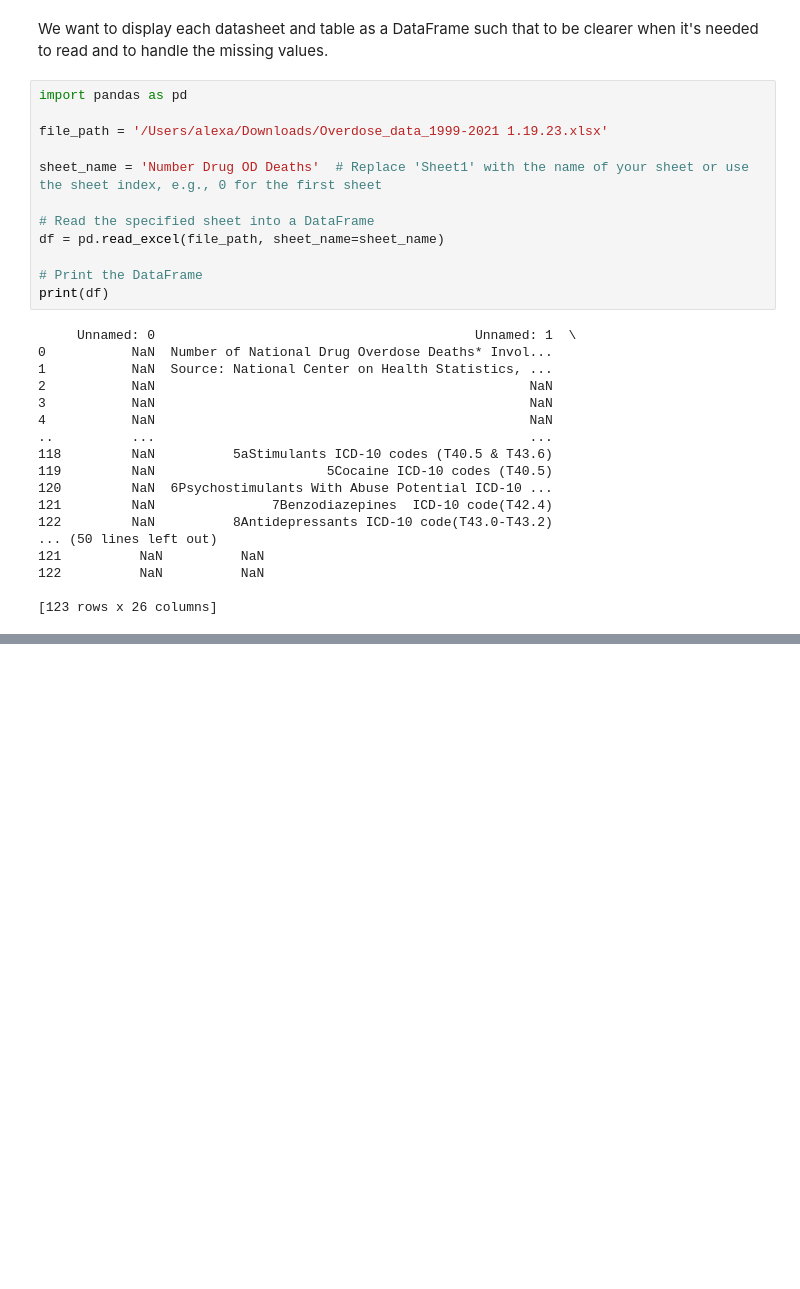
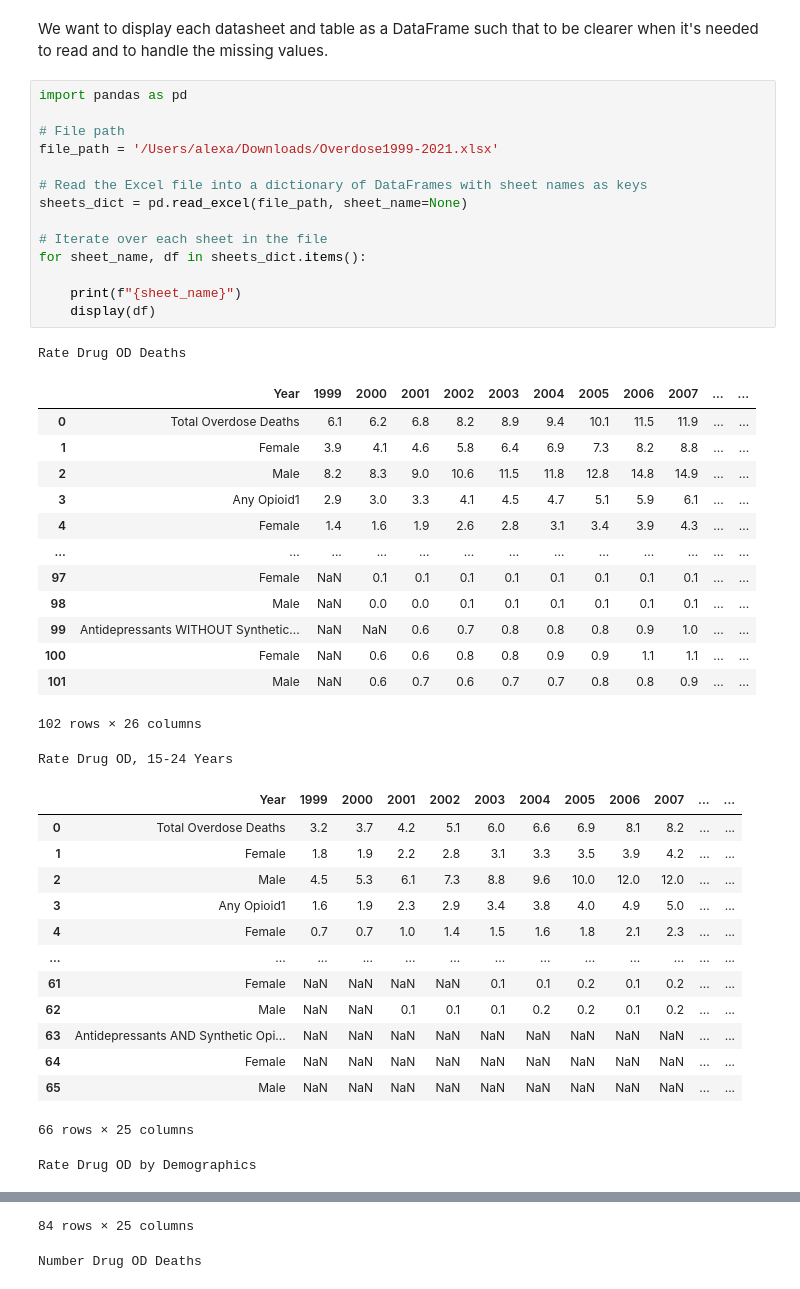
Before and after one commit to alexandra10zam/DataMadness, a Jupyter notebook: Data-madness.ipynb, the cells around one changed output, grey strips where cells are left out. Saved outputs shown, nothing was run; the diff lists cells and outputs as text; blank space fills up the shorter version.

Commit message:
Update Data-madness.ipynb
tables shown

```diff
--- a/Data-madness.ipynb
+++ b/Data-madness.ipynb
@@ -17,33 +17,47 @@ with open(file_path, 'rb') as file:
 print(file_contents)
 # %% [markdown]
 We want to display each datasheet and table as a DataFrame such that to be clearer when it's needed to read and to handle the missing values.
-# %%
-import pandas as pd
-
-file_path = '/Users/alexa/Downloads/Overdose_data_1999-2021 1.19.23.xlsx'
-
-sheet_name = 'Number Drug OD Deaths'  # Replace 'Sheet1' with the name of your sheet or use the sheet index, e.g., 0 for the first sheet
-
-# Read the specified sheet into a DataFrame
-df = pd.read_excel(file_path, sheet_name=sheet_name)
-
-# Print the DataFrame
-print(df)
-# %% [output]
-     Unnamed: 0                                         Unnamed: 1  \
-0           NaN  Number of National Drug Overdose Deaths* Invol...
-1           NaN  Source: National Center on Health Statistics, ...
-2           NaN                                                NaN
-3           NaN                                                NaN
-4           NaN                                                NaN
-..          ...                                                ...
-118         NaN          5aStimulants ICD-10 codes (T40.5 & T43.6)
-119         NaN                      5Cocaine ICD-10 codes (T40.5)
-120         NaN  6Psychostimulants With Abuse Potential ICD-10 ...
-121         NaN               7Benzodiazepines  ICD-10 code(T42.4)
-122         NaN          8Antidepressants ICD-10 code(T43.0-T43.2)
-... (50 lines left out)
-121          NaN          NaN
-122          NaN          NaN
-
-[123 rows x 26 columns]
+# %%
+import pandas as pd
+
+# File path
+file_path = '/Users/alexa/Downloads/Overdose1999-2021.xlsx'
+
+# Read the Excel file into a dictionary of DataFrames with sheet names as keys
+sheets_dict = pd.read_excel(file_path, sheet_name=None)
+
+# Iterate over each sheet in the file
+for sheet_name, df in sheets_dict.items():
+
+    print(f"{sheet_name}")
+    display(df)
+# %% [output]
+Rate Drug OD Deaths
+|  | Year | 1999 | 2000 | 2001 | 2002 | 2003 | 2004 | 2005 | 2006 | 2007 | ... | ... |
+| 0 | Total Overdose Deaths | 6.1 | 6.2 | 6.8 | 8.2 | 8.9 | 9.4 | 10.1 | 11.5 | 11.9 | ... | ... |
+| 1 | Female | 3.9 | 4.1 | 4.6 | 5.8 | 6.4 | 6.9 | 7.3 | 8.2 | 8.8 | ... | ... |
+| 2 | Male | 8.2 | 8.3 | 9.0 | 10.6 | 11.5 | 11.8 | 12.8 | 14.8 | 14.9 | ... | ... |
+| 3 | Any Opioid1 | 2.9 | 3.0 | 3.3 | 4.1 | 4.5 | 4.7 | 5.1 | 5.9 | 6.1 | ... | ... |
+| 4 | Female | 1.4 | 1.6 | 1.9 | 2.6 | 2.8 | 3.1 | 3.4 | 3.9 | 4.3 | ... | ... |
+| ... | ... | ... | ... | ... | ... | ... | ... | ... | ... | ... | ... | ... |
+| 97 | Female | NaN | 0.1 | 0.1 | 0.1 | 0.1 | 0.1 | 0.1 | 0.1 | 0.1 | ... | ... |
+| 98 | Male | NaN | 0.0 | 0.0 | 0.1 | 0.1 | 0.1 | 0.1 | 0.1 | 0.1 | ... | ... |
+| 99 | Antidepressants WITHOUT Synthetic... | NaN | NaN | 0.6 | 0.7 | 0.8 | 0.8 | 0.8 | 0.9 | 1.0 | ... | ... |
+| 100 | Female | NaN | 0.6 | 0.6 | 0.8 | 0.8 | 0.9 | 0.9 | 1.1 | 1.1 | ... | ... |
+| 101 | Male | NaN | 0.6 | 0.7 | 0.6 | 0.7 | 0.7 | 0.8 | 0.8 | 0.9 | ... | ... |
+102 rows × 26 columns
+Rate Drug OD, 15-24 Years
+|  | Year | 1999 | 2000 | 2001 | 2002 | 2003 | 2004 | 2005 | 2006 | 2007 | ... | ... |
+| 0 | Total Overdose Deaths | 3.2 | 3.7 | 4.2 | 5.1 | 6.0 | 6.6 | 6.9 | 8.1 | 8.2 | ... | ... |
+| 1 | Female | 1.8 | 1.9 | 2.2 | 2.8 | 3.1 | 3.3 | 3.5 | 3.9 | 4.2 | ... | ... |
+| 2 | Male | 4.5 | 5.3 | 6.1 | 7.3 | 8.8 | 9.6 | 10.0 | 12.0 | 12.0 | ... | ... |
+| 3 | Any Opioid1 | 1.6 | 1.9 | 2.3 | 2.9 | 3.4 | 3.8 | 4.0 | 4.9 | 5.0 | ... | ... |
+| 4 | Female | 0.7 | 0.7 | 1.0 | 1.4 | 1.5 | 1.6 | 1.8 | 2.1 | 2.3 | ... | ... |
+| ... | ... | ... | ... | ... | ... | ... | ... | ... | ... | ... | ... | ... |
+| 61 | Female | NaN | NaN | NaN | NaN | 0.1 | 0.1 | 0.2 | 0.1 | 0.2 | ... | ... |
+| 62 | Male | NaN | NaN | 0.1 | 0.1 | 0.1 | 0.2 | 0.2 | 0.1 | 0.2 | ... | ... |
+| 63 | Antidepressants AND Synthetic Opi... | NaN | NaN | NaN | NaN | NaN | NaN | NaN | NaN | NaN | ... | ... |
+| 64 | Female | NaN | NaN | NaN | NaN | NaN | NaN | NaN | NaN | NaN | ... | ... |
+| 65 | Male | NaN | NaN | NaN | NaN | NaN | NaN | NaN | NaN | NaN | ... | ... |
+66 rows × 25 columns
+Rate Drug OD by Demographics
@@ -49,0 +76,2 @@ print(df)
+84 rows × 25 columns
+Number Drug OD Deaths
```
Also changed, not shown: parts of 1 cell of this notebook.
